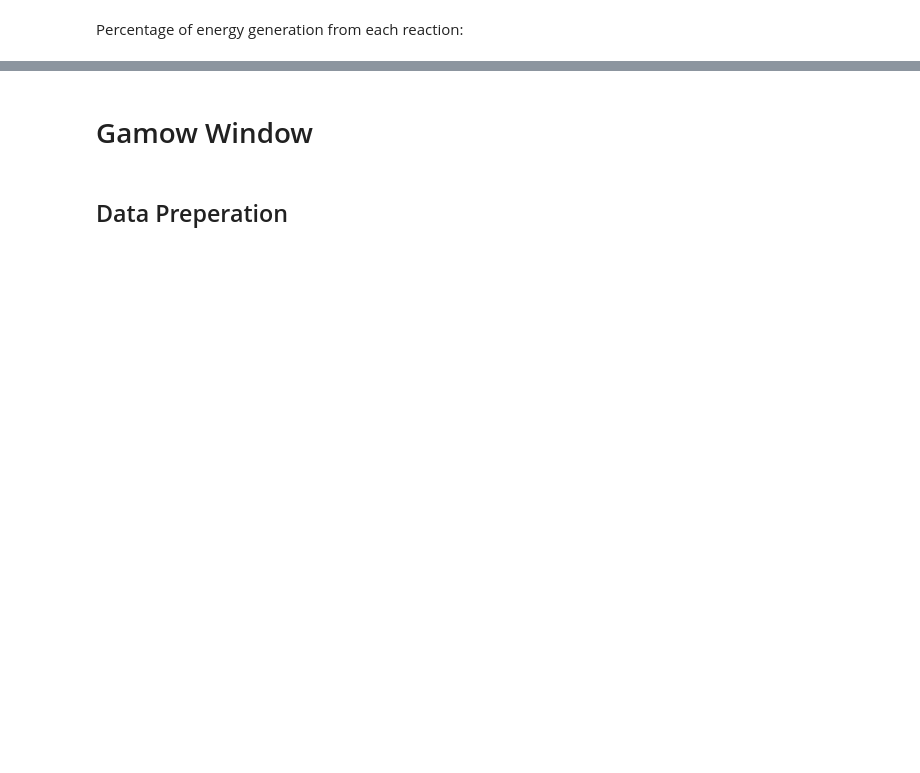
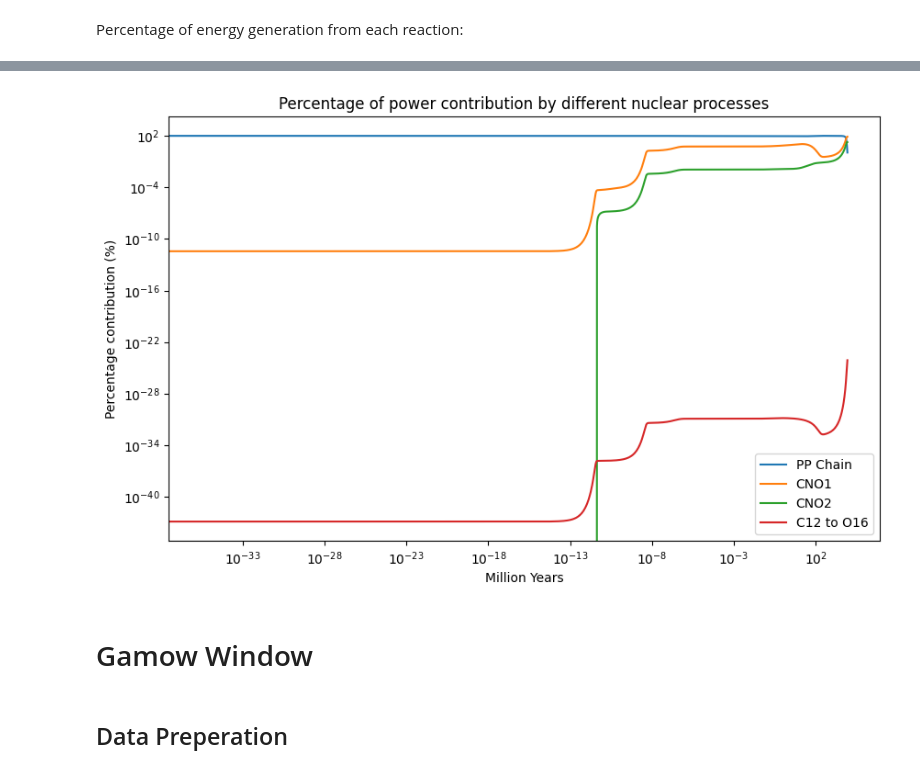
Before and after one commit to PranavHN/PHAS0052-Physics_Group_Project, a Jupyter notebook: Code/Pranav code.ipynb, the cells around one changed output, grey strips where cells are left out. Saved outputs shown, nothing was run; the diff lists cells and outputs as text; code cells hidden in the pictures; blank space fills up the shorter version.

```diff
--- a/Code/Pranav code.ipynb
+++ b/Code/Pranav code.ipynb
@@ -967,17 +1043,19 @@ print(np.sum(final_percentages))
 # %%
 plt.figure(figsize=(10, 6))
 plt.plot(time_steps/(sec_yearConvert * 1e6), percentages[:, 0], label='PP Chain')
 plt.plot(time_steps/(sec_yearConvert * 1e6), percentages[:, 1], label='CNO1')
 plt.plot(time_steps/(sec_yearConvert * 1e6), percentages[:, 2], label='CNO2')
 # plt.plot(time_steps, percentages[:, 3], label='Triple Alpha')
 plt.plot(time_steps/(sec_yearConvert * 1e6), percentages[:, 4], label='C12 to O16')
 plt.xlabel('Million Years')
-plt.ylabel('Percentage of Total Energy Released (%)')
+plt.ylabel('Percentage contribution (%)')
 plt.yscale('log')
 plt.xscale('log')
 plt.legend()
-plt.title('Percentage of Total Energy Released by Different Nuclear Processes')
+plt.title('Percentage of power contribution by different nuclear processes')
 plt.show()
+# %% [output]
+[figure, added]
 # %% [markdown]
 # Gamow Window
 # %% [markdown]
```
Also changed, not shown: parts of 18 cells of this notebook, 1 other file.
